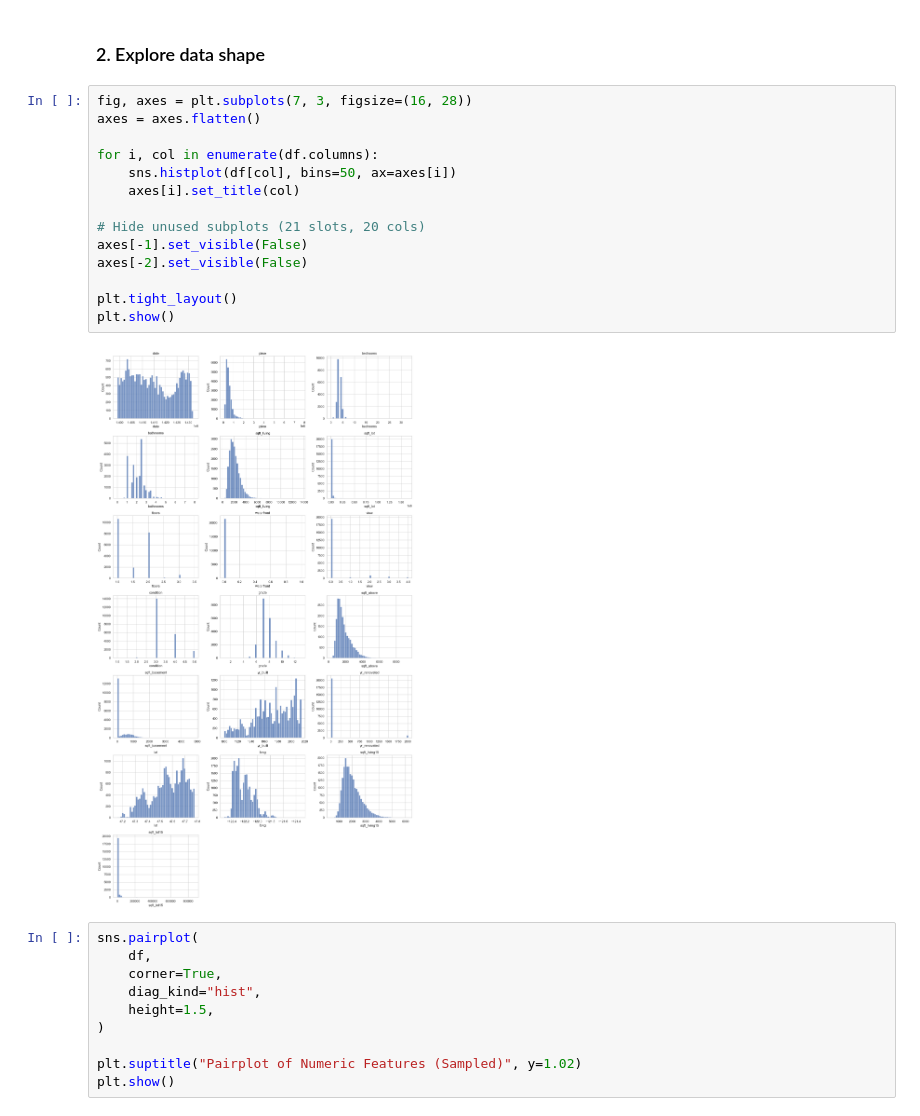
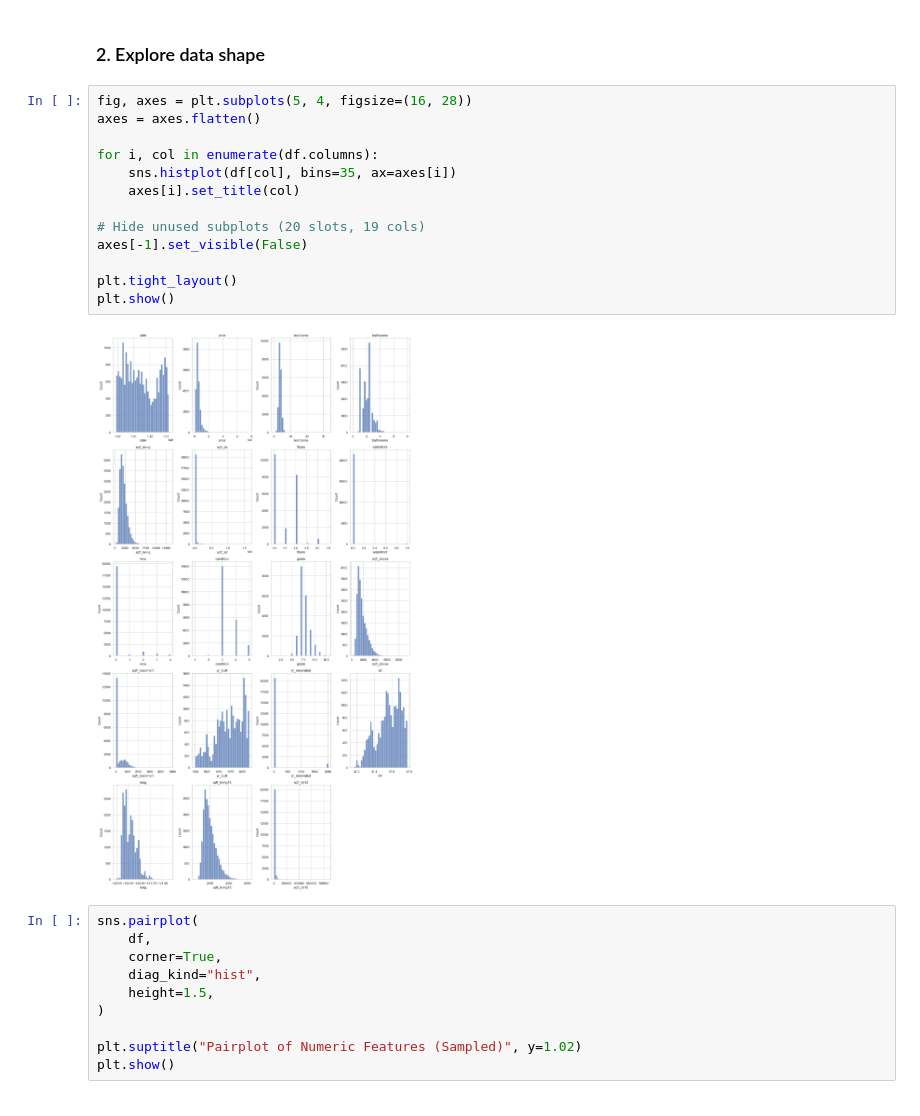
Before and after one commit to richim96/ironkaggle-king-county, a Jupyter notebook: notebooks/eda_riccardo.ipynb, the cells around one changed output. Cells and saved outputs as stored; diff of their text form.

```diff
--- a/notebooks/eda_riccardo.ipynb
+++ b/notebooks/eda_riccardo.ipynb
@@ -127,21 +127,20 @@ df.to_csv(SAVE_PATH, index=False)
 # %% [markdown]
 ### 2. Explore data shape
 # %%
-fig, axes = plt.subplots(7, 3, figsize=(16, 28))
+fig, axes = plt.subplots(5, 4, figsize=(16, 28))
 axes = axes.flatten()
 
 for i, col in enumerate(df.columns):
-    sns.histplot(df[col], bins=50, ax=axes[i])
+    sns.histplot(df[col], bins=35, ax=axes[i])
     axes[i].set_title(col)
 
-# Hide unused subplots (21 slots, 20 cols)
+# Hide unused subplots (20 slots, 19 cols)
 axes[-1].set_visible(False)
-axes[-2].set_visible(False)
 
 plt.tight_layout()
 plt.show()
 # %% [output]
-[figure, old version]
+[figure, new version]
 # %%
 sns.pairplot(
     df,
```
Also changed, not shown: parts of 1 cell of this notebook, 3 other files.
